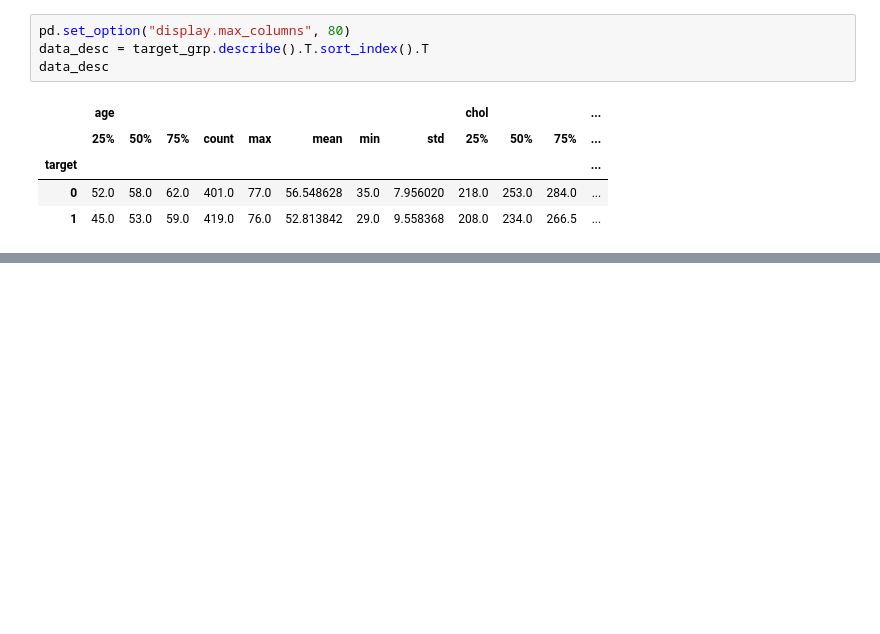
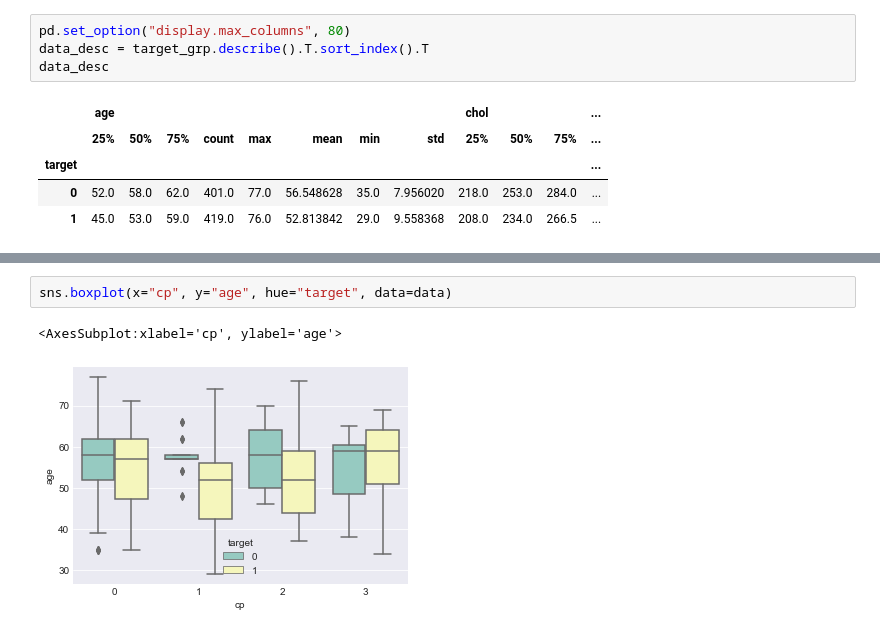
Before and after one commit to Param302/Heart-Disease-predictor, a Jupyter notebook: EDA.ipynb, the cells around one changed output, grey strips where cells are left out. Drawn from its saved outputs; the diff is of its cells as text; blank space fills up the shorter version.

```diff
--- a/EDA.ipynb
+++ b/EDA.ipynb
@@ -133,0 +138,5 @@ data_desc
+# %%
+sns.boxplot(x="cp", y="age", hue="target", data=data)
+# %% [output]
+<AxesSubplot:xlabel='cp', ylabel='age'>
+[figure, added]
```
Also changed, not shown: parts of 8 cells of this notebook.
